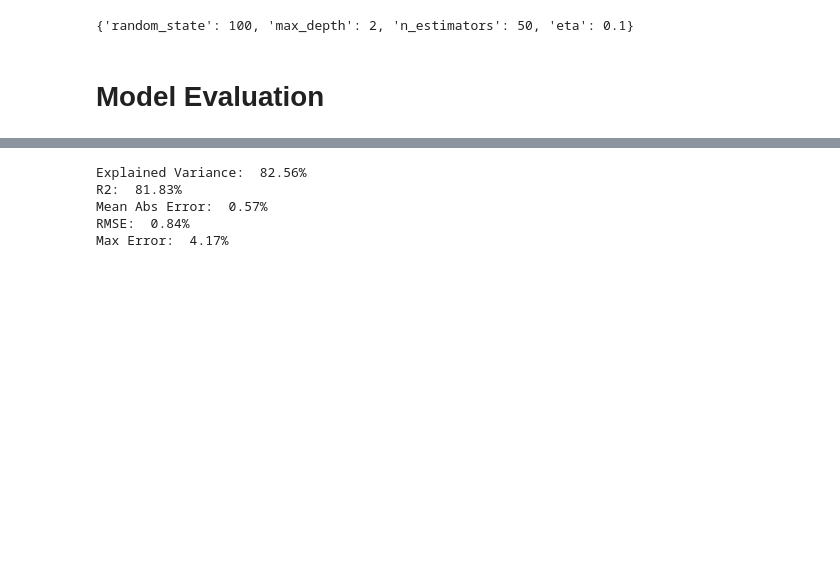
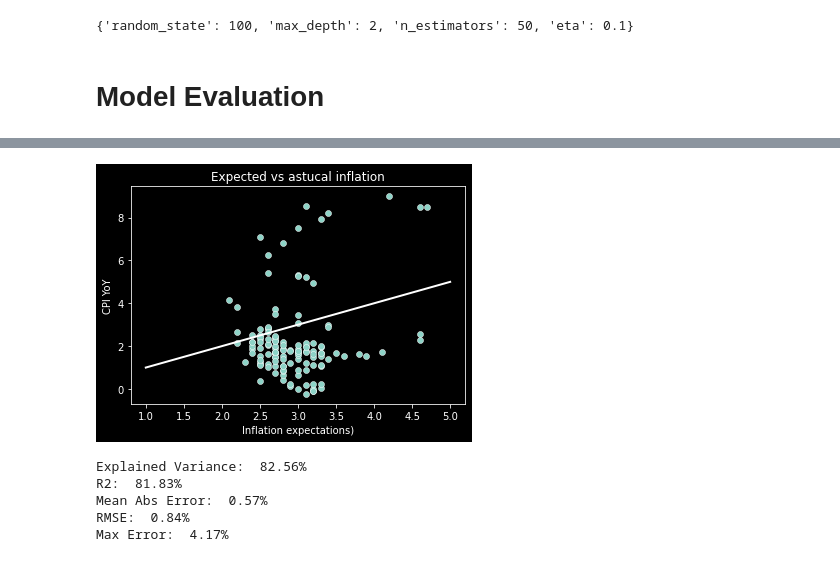
Before and after one commit to enexqnt/quantallocation, a Jupyter notebook: Inflation XGBoost.ipynb, the cells around one changed output, grey strips where cells are left out. Cells and saved outputs as stored; diff of their text form; code cells hidden in the pictures; blank space fills up the shorter version.

```diff
--- a/Inflation XGBoost.ipynb
+++ b/Inflation XGBoost.ipynb
@@ -196,5 +196,5 @@ df['CORESTICKM159SFRBATL']=inflation
 # %%
-y_actual=df.loc[df_test.index]['CORESTICKM159SFRBATL'].iloc[roll+forecast_windows:].ffill()
+y_actual=df.loc[df_test.index]['Actual Inflation'].iloc[roll+forecast_windows:].ffill()
 # %%
 #sns.scatterplot(x=expected.loc[df_test.index].iloc[:,0],y=df_test['CORESTICKM159SFRBATL'],label='Market expectation')
 sns.scatterplot(x=predicted_df.iloc[:,0],y=y_actual,label='')
@@ -209,3 +209,14 @@ plt.show()
+# %%
+#sns.scatterplot(x=expected.loc[df_test.index].iloc[:,0],y=df_test['CORESTICKM159SFRBATL'],label='Market expectation')
+sns.scatterplot(x=expected.iloc[:,0].shift(12),y=y_actual,label='')
+plt.plot([1, 5], [1, 5], linewidth=2,color='white')
+plt.xlabel('Inflation expectations)')
+plt.ylabel('CPI YoY')
+
+plt.title('Expected vs astucal inflation')
+plt.show()
+# %% [output]
+[figure, added]
 # %%
 print('Explained Variance: ', "{:.2%}".format(explained_variance_score(y_actual,predicted_df)))
 
```
Also changed, not shown: parts of 8 cells of this notebook.
